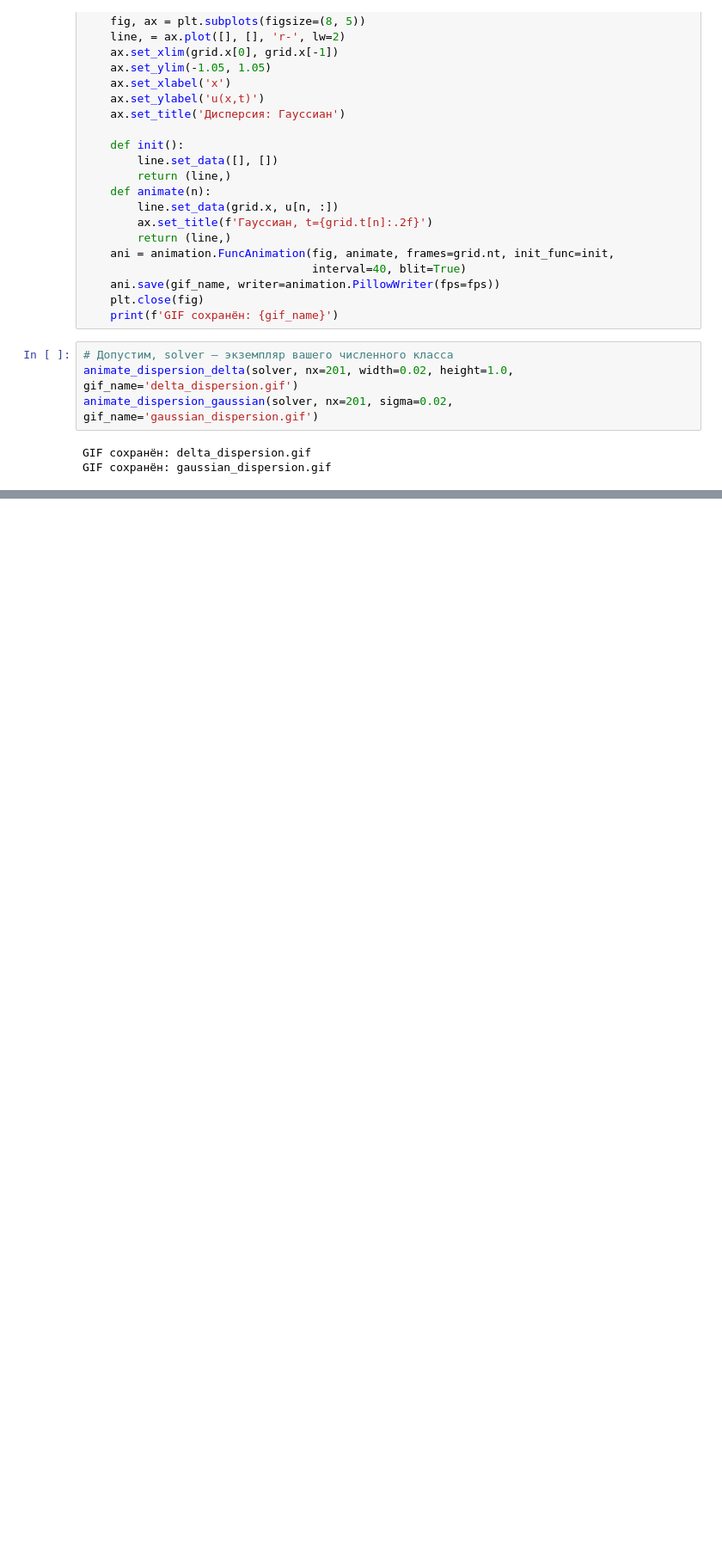
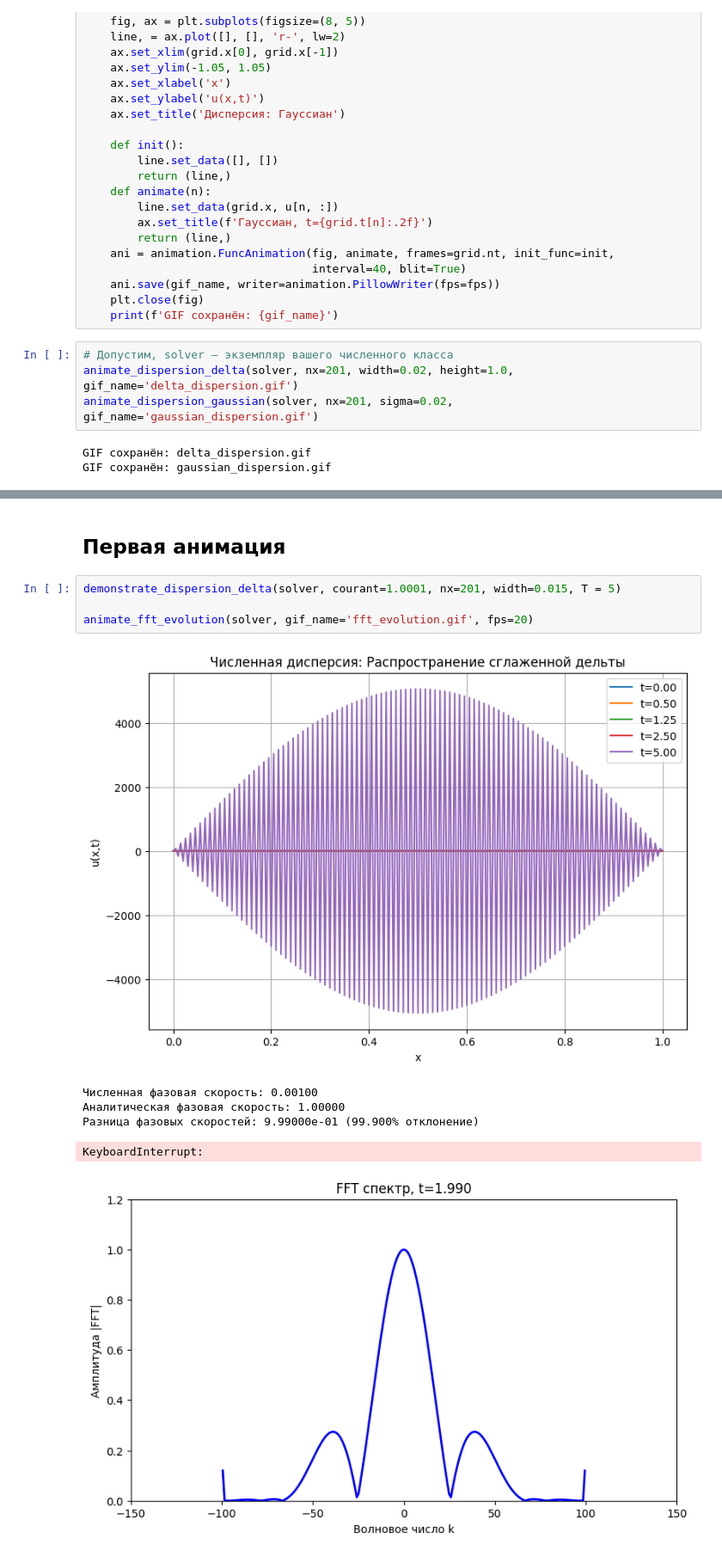
Before and after one commit to PavelSenyushkin/Computational-Electrodynamics, a Jupyter notebook: Wave_eq.ipynb, the cells around one changed output, grey strips where cells are left out. Shown at 86% size. Drawn from its saved outputs; the diff is of its cells as text; blank space fills up the shorter version.

```diff
--- a/Wave_eq.ipynb
+++ b/Wave_eq.ipynb
@@ -269,0 +326,13 @@ GIF сохранён: gaussian_dispersion.gif
+# %% [markdown]
+## Первая анимация
+# %%
+demonstrate_dispersion_delta(solver, courant=1.0001, nx=201, width=0.015, T = 5)
+
+animate_fft_evolution(solver, gif_name='fft_evolution.gif', fps=20)
+# %% [output]
+[figure, added]
+Численная фазовая скорость: 0.00100
+Аналитическая фазовая скорость: 1.00000
+Разница фазовых скоростей: 9.99000e-01 (99.900% отклонение)
+KeyboardInterrupt:
+[figure, added]
```
Also changed, not shown: parts of 21 cells of this notebook.
